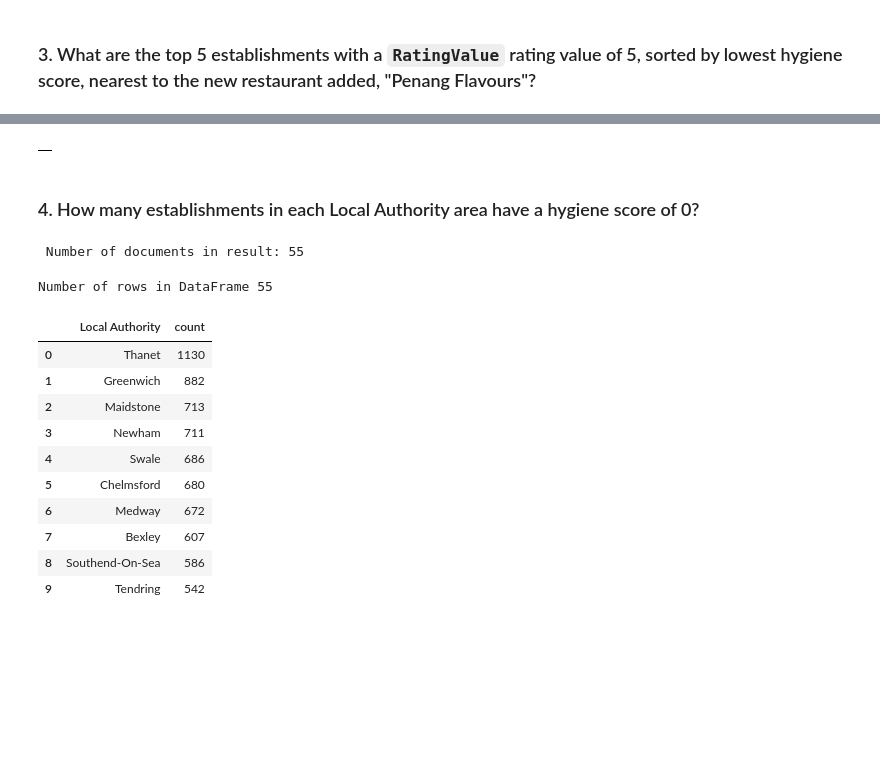
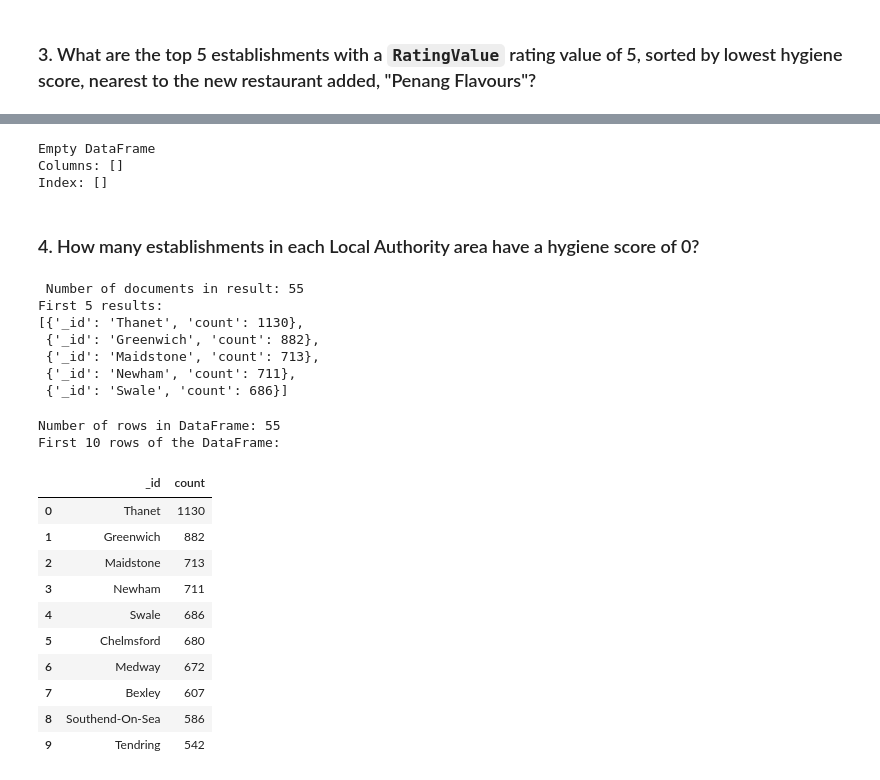
Before and after one commit to Suadg/nosql-challenge, a Jupyter notebook: NoSQL_analysis_starter.ipynb, the cells around one changed output, grey strips where cells are left out. Drawn from its saved outputs; the diff is of its cells as text; code cells hidden in the pictures; blank space fills up the shorter version.

```diff
--- a/NoSQL_analysis_starter.ipynb
+++ b/NoSQL_analysis_starter.ipynb
@@ -151,27 +202,29 @@ pprint(list(establishments.find(query).sort(sort). limit(limit)))
 # %%
 # Convert result to Pandas DataFrame
-results = establishments.find(query).sort(sort). limit(limit)
-restaurantNearPenangDF = pd.DataFrame(results)
-restaurantNearPenangDF
+results_df = pd.DataFrame(new_result_list)
+
+# Print the DataFrame
+print(df)
 # %% [output]
-|  |
+Empty DataFrame
+Columns: []
+Index: []
 # %% [markdown]
 ### 4. How many establishments in each Local Authority area have a hygiene score of 0?
 # %%
 # Create a pipeline that:
+
 # 1. Matches establishments with a hygiene score of 0
 # 2. Groups the matches by Local Authority
 # 3. Sorts the matches from highest to lowest
-pipeline = [
-    {'$match': {'scores.Hygiene':0}},
-    {
-        '$group':
-        {
-            '_id': '$LocalAuthorityName', 'count': {'$sum': 1}
-        }
-    },
-    {'$sort': {'count': -1}}
-]
+match_query = {'$match': {'scores.Hygiene':0}}
+group_query= {"$group": {"_id": "$LocalAuthorityName", "count": {"$sum": 1}}}
+sort_value={"$sort": {"count": -1}}
+
+pipeline = [match_query, group_query, sort_value]
+
+
+
 
 results = list(establishments.aggregate(pipeline))
 
@@ -179,22 +232,29 @@ results = list(establishments.aggregate(pipeline))
 print(f" Number of documents in result: {len(results)}")
 
 # Print the first 10 results
+print("First 5 results:")
+pprint(results[0:5])
 # %% [output]
  Number of documents in result: 55
+First 5 results:
+[{'_id': 'Thanet', 'count': 1130},
+ {'_id': 'Greenwich', 'count': 882},
+ {'_id': 'Maidstone', 'count': 713},
+ {'_id': 'Newham', 'count': 711},
+ {'_id': 'Swale', 'count': 686}]
 # %%
 # Convert the result to a Pandas DataFrame
-resultsDF = pd.DataFrame(results)
+results_df = pd.DataFrame(results)
 
 # Display the number of rows in the DataFrame
-print(f"Number of rows in DataFrame {len(resultsDF)}")
+print("Number of rows in DataFrame:", len(results_df))
 
-# Display the first 10 rows of the DataFrame
-resultsDF = resultsDF.rename(columns= {'_id': "Local Authority"})
-
-resultsDF.head(10)
+print("First 10 rows of the DataFrame:")
+results_df.head(10)
 # %% [output]
-Number of rows in DataFrame 55
+Number of rows in DataFrame: 55
+First 10 rows of the DataFrame:
-|  | Local Authority | count |
+|  | _id | count |
 | 0 | Thanet | 1130 |
 | 1 | Greenwich | 882 |
 | 2 | Maidstone | 713 |
```
Also changed, not shown: parts of 9 cells of this notebook, 1 other file.
